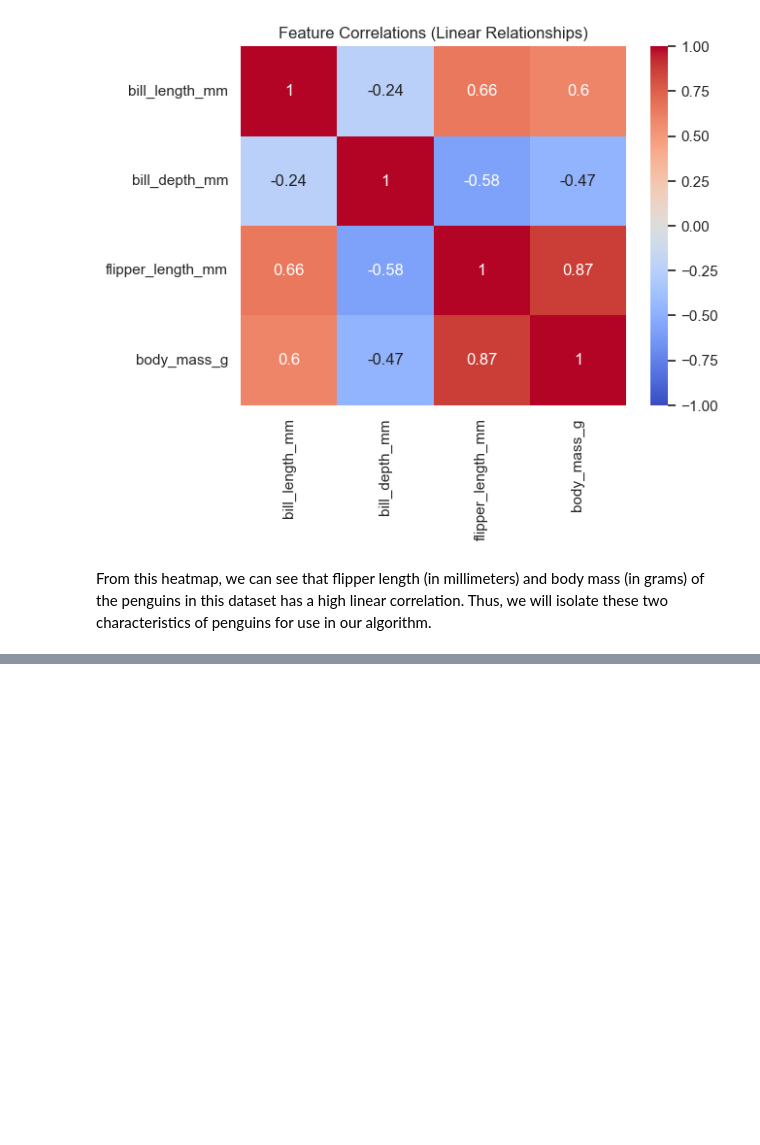
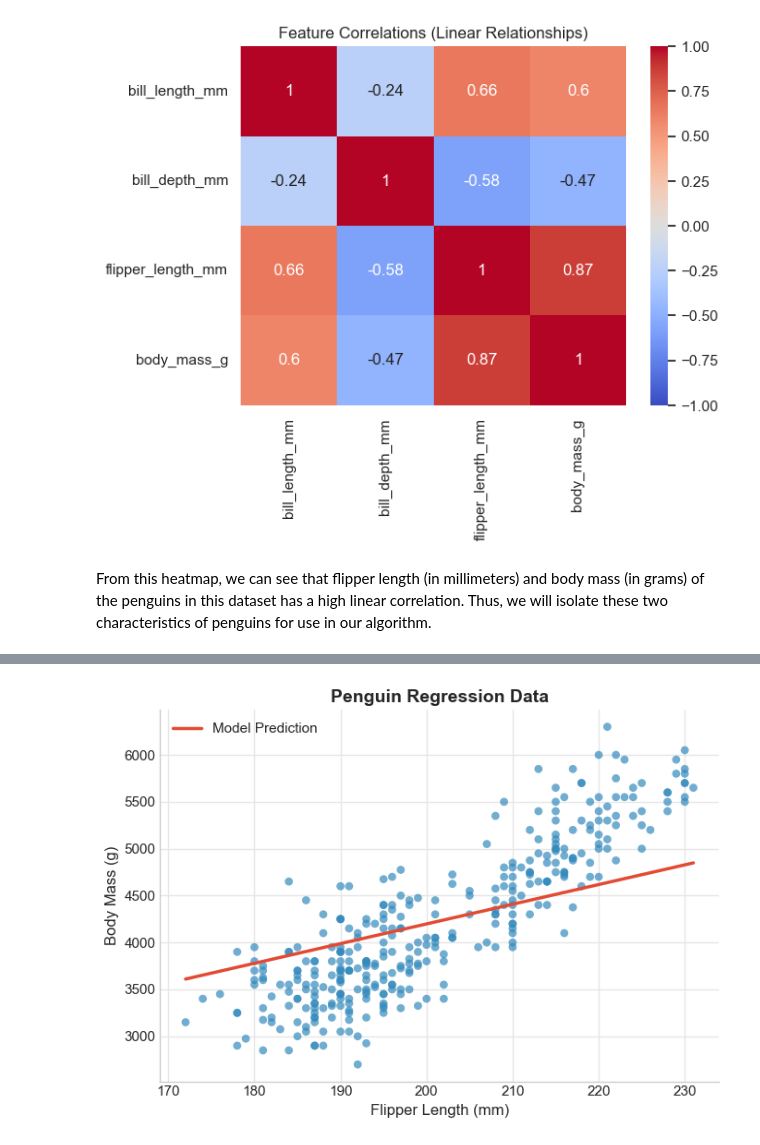
Before and after one commit to jonathanwoo17/INDE-577-F25, a Jupyter notebook: notebooks/2_linear_regression_demo.ipynb, the cells around one changed output, grey strips where cells are left out. Cells and saved outputs as stored; diff of their text form; code cells hidden in the pictures; blank space fills up the shorter version.

```diff
--- a/notebooks/2_linear_regression_demo.ipynb
+++ b/notebooks/2_linear_regression_demo.ipynb
@@ -56,0 +151,42 @@ From this heatmap, we can see that flipper length (in millimeters) and body mass
+# %%
+# Training the model
+model.train(X_train, y_train, alpha=1e-7, epochs=5, random_state=12)
+
+# Use a minimal, ggplot-like style
+plt.style.use("seaborn-v0_8-whitegrid")
+
+# Create scatterplot
+fig, ax = plt.subplots(figsize=(7, 5))
+ax.scatter(
+    penguins["flipper_length_mm"],
+    penguins["body_mass_g"],
+    s=40,
+    color="#348ABD",       # soft blue
+    alpha=0.7,
+    edgecolor="none"
+)
+
+# Minimal theme adjustments
+ax.set_title("Penguin Regression Data", fontsize=14, weight="bold")
+ax.set_xlabel("Flipper Length (mm)", fontsize=12)
+ax.set_ylabel("Body Mass (g)", fontsize=12)
+
+# Remove top and right spines for a minimal look
+ax.spines["top"].set_visible(False)
+ax.spines["right"].set_visible(False)
+
+# Make gridlines subtle
+ax.grid(True, color="0.9")
+
+plt.tight_layout()
+
+# Adding the line representing the initial guess of the linear relationship between the variables
+x_line = np.linspace(penguins["flipper_length_mm"].min(),
+                     penguins["flipper_length_mm"].max(), 100).reshape(-1, 1)
+y_line = model.predict(x_line)
+
+ax.plot(x_line, y_line, color="#E24A33", linewidth=2.5, label="Model Prediction")
+ax.legend()
+plt.show()
+# %% [output]
+[figure, added]
```
Also changed, not shown: parts of 9 cells of this notebook, 1 other file.
